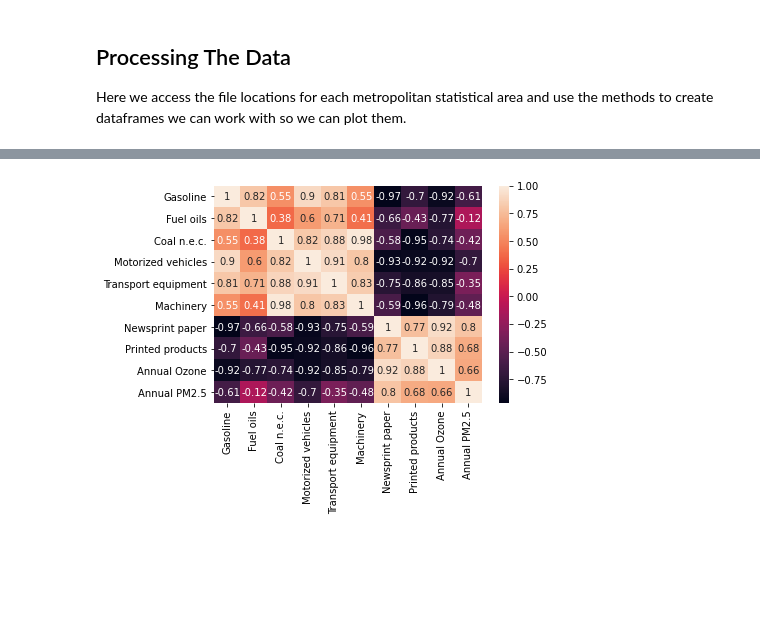
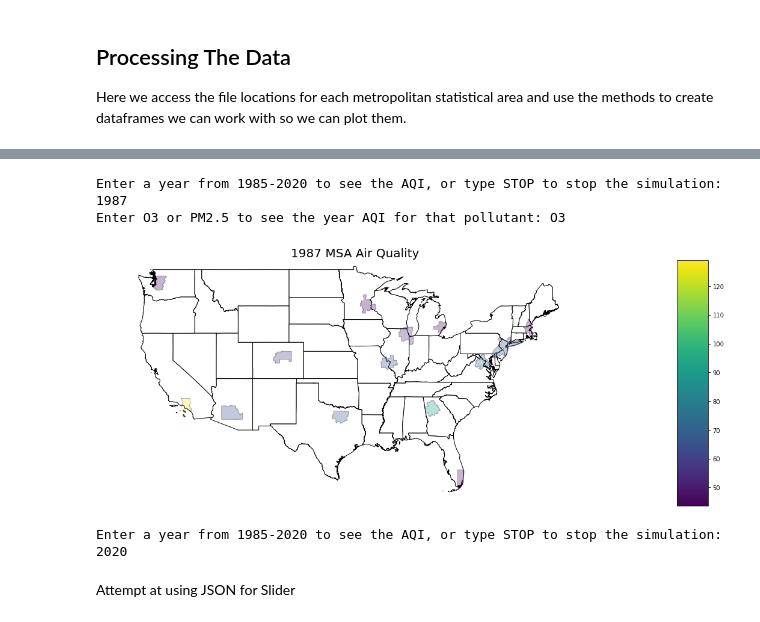
Before and after one commit to shaheermaslam02/airpollution, a Jupyter notebook: Notebooks/dataprocessing.ipynb, the cells around one changed output, grey strips where cells are left out. Cells and saved outputs as stored; diff of their text form; code cells hidden in the pictures; blank space fills up the shorter version.

```diff
--- a/Notebooks/dataprocessing.ipynb
+++ b/Notebooks/dataprocessing.ipynb
@@ -447,4 +466,0 @@ correlation(mn_wi_production, mn_wi_annual)
-# %%
-correlation(tx_production, tx_annual)
-# %% [output]
-[figure, removed]
@@ -450,0 +618,9 @@ correlation(tx_production, tx_annual)
+# %%
+simulation(msa, us)
+# %% [output]
+Enter a year from 1985-2020 to see the AQI, or type STOP to stop the simulation: 1987
+Enter O3 or PM2.5 to see the year AQI for that pollutant: O3
+[figure, added]
+Enter a year from 1985-2020 to see the AQI, or type STOP to stop the simulation: 2020
+# %% [markdown]
+Attempt at using JSON for Slider
```
Also changed, not shown: parts of 12 cells of this notebook, 2 other files.
